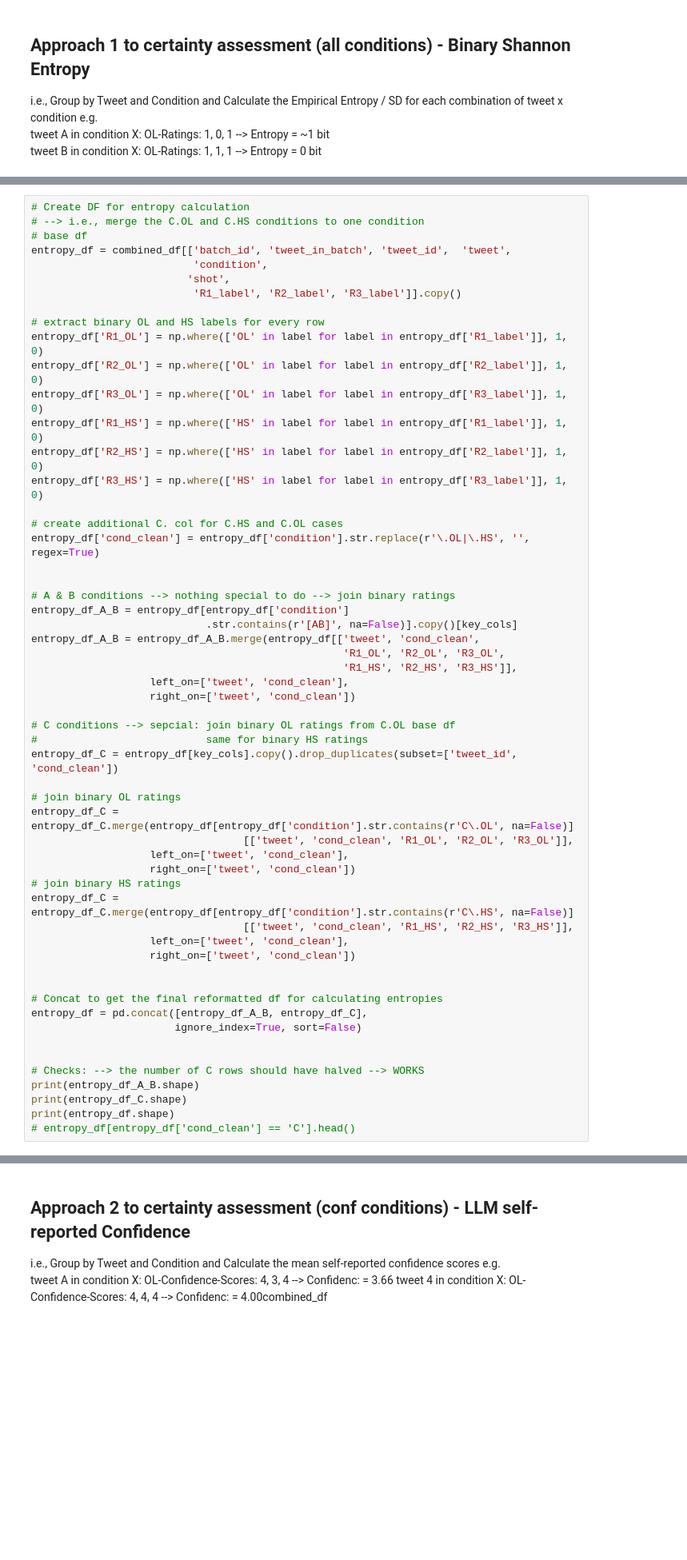
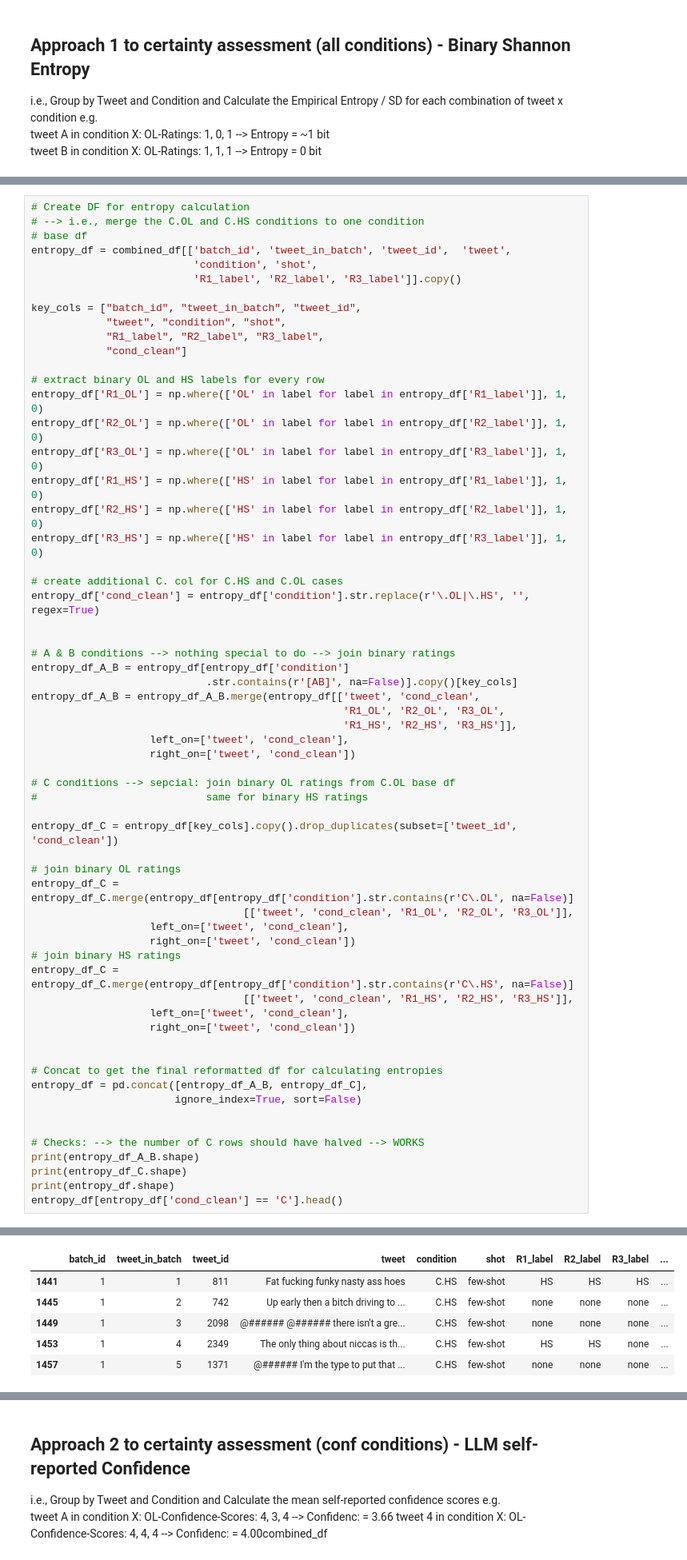
Before and after one commit to T-Reiter/llm-annotation-sensitivity, a Jupyter notebook: 3c_GPT_Label_Certainty.ipynb, the cells around one changed output, grey strips where cells are left out. Shown at 80% size. Drawn from its saved outputs; the diff is of its cells as text; blank space fills up the shorter version.

```diff
--- a/5c_GPT_Label_Certainty.ipynb
+++ b/3c_GPT_Label_Certainty.ipynb
@@ -212,9 +214,13 @@ tweet B in condition X: OL-Ratings: 1, 1, 1 --> Entropy =   0 bit
 # --> i.e., merge the C.OL and C.HS conditions to one condition
 # base df
 entropy_df = combined_df[['batch_id', 'tweet_in_batch', 'tweet_id',  'tweet',
-                          'condition',
-                         'shot',
+                          'condition', 'shot',
                           'R1_label', 'R2_label', 'R3_label']].copy()
+
+key_cols = ["batch_id", "tweet_in_batch", "tweet_id",
+            "tweet", "condition", "shot",
+            "R1_label", "R2_label", "R3_label",
+            "cond_clean"]
 
 # extract binary OL and HS labels for every row
 entropy_df['R1_OL'] = np.where(['OL' in label for label in entropy_df['R1_label']], 1, 0)
@@ -239,6 +245,7 @@ entropy_df_A_B = entropy_df_A_B.merge(entropy_df[['tweet', 'cond_clean',
 
 # C conditions --> sepcial: join binary OL ratings from C.OL base df
 #                           same for binary HS ratings
+
 entropy_df_C = entropy_df[key_cols].copy().drop_duplicates(subset=['tweet_id', 'cond_clean'])
 
 # join binary OL ratings
@@ -262,5 +269,5 @@ entropy_df = pd.concat([entropy_df_A_B, entropy_df_C],
 print(entropy_df_A_B.shape)
 print(entropy_df_C.shape)
 print(entropy_df.shape)
-# entropy_df[entropy_df['cond_clean'] == 'C'].head()
+entropy_df[entropy_df['cond_clean'] == 'C'].head()
 # %% [output]
@@ -270,3 +277,9 @@ print(entropy_df.shape)
+|  | batch_id | tweet_in_batch | tweet_id | tweet | condition | shot | R1_label | R2_label | R3_label | ... |
+| 1441 | 1 | 1 | 811 | Fat fucking funky nasty ass hoes | C.HS | few-shot | HS | HS | HS | ... |
+| 1445 | 1 | 2 | 742 | Up early then a bitch driving to ... | C.HS | few-shot | none | none | none | ... |
+| 1449 | 1 | 3 | 2098 | @###### @###### there isn't a gre... | C.HS | few-shot | none | none | none | ... |
+| 1453 | 1 | 4 | 2349 | The only thing about niccas is th... | C.HS | few-shot | HS | HS | none | ... |
+| 1457 | 1 | 5 | 1371 | @###### I'm the type to put that ... | C.HS | few-shot | none | none | none | ... |
 # %%
 # Calculate Entropy Values
 # Calculate Entropies per Tweet X Condition in 2 extra cols
```
Also changed, not shown: parts of 6 cells of this notebook, 1 other file.
